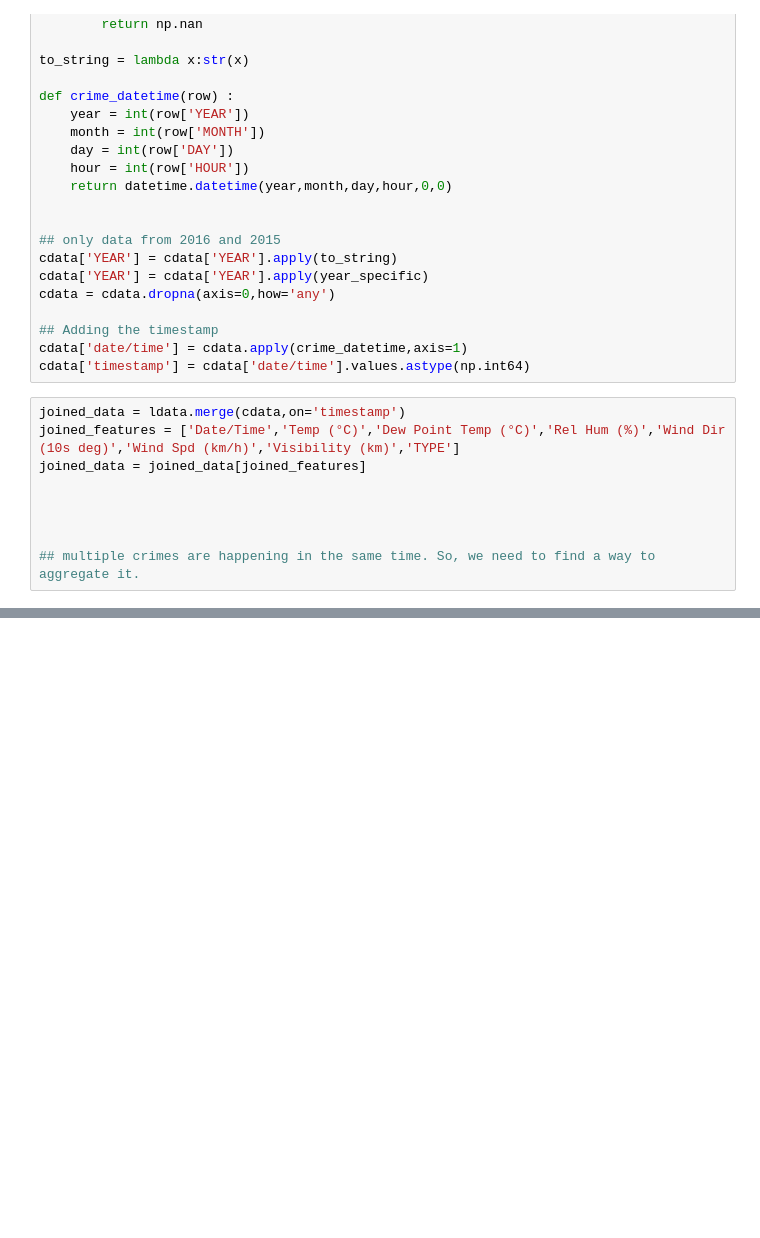
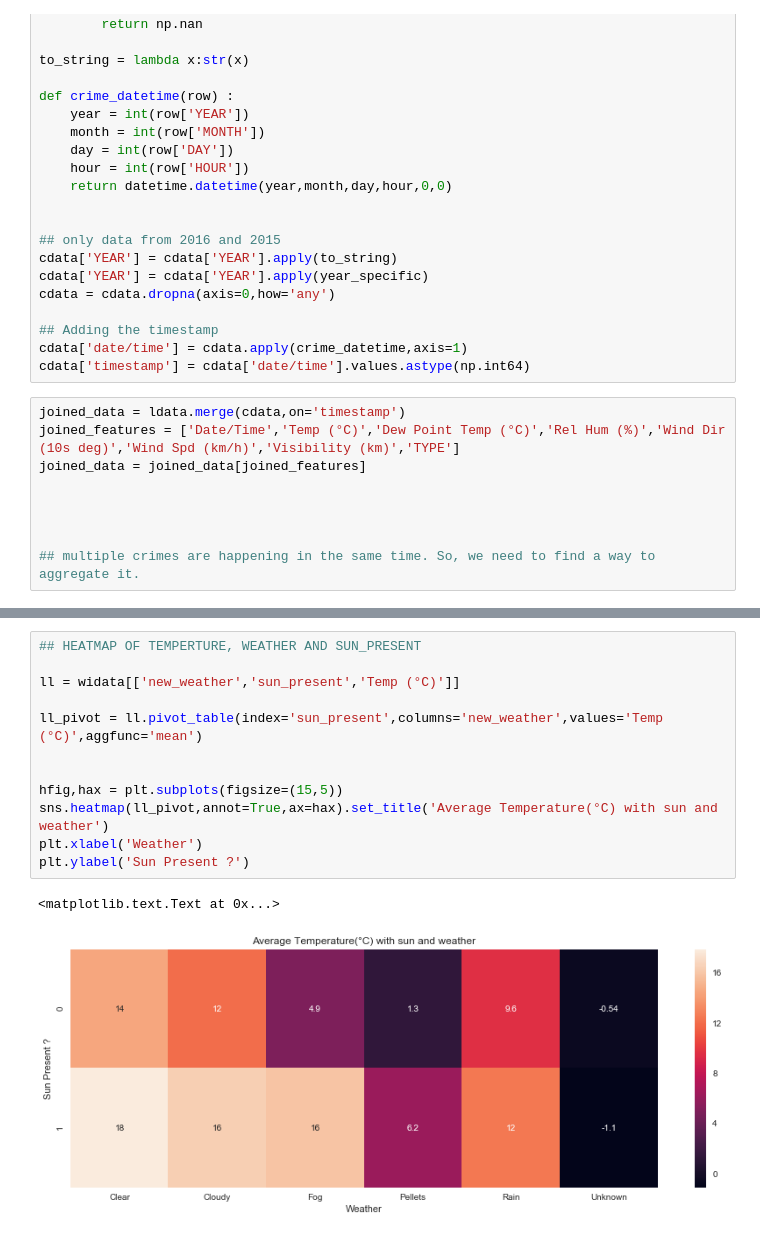
Before and after one commit to Manan007224/Weather-CMPT318, a Jupyter notebook: Weather.ipynb, the cells around one changed output, grey strips where cells are left out. Cells and saved outputs as stored; diff of their text form; blank space fills up the shorter version.

```diff
--- a/Weather.ipynb
+++ b/Weather.ipynb
@@ -273,0 +347,15 @@ filenames
+# %%
+## HEATMAP OF TEMPERTURE, WEATHER AND SUN_PRESENT
+
+ll = widata[['new_weather','sun_present','Temp (°C)']]
+
+ll_pivot = ll.pivot_table(index='sun_present',columns='new_weather',values='Temp (°C)',aggfunc='mean')
+
+
+hfig,hax = plt.subplots(figsize=(15,5))
+sns.heatmap(ll_pivot,annot=True,ax=hax).set_title('Average Temperature(°C) with sun and weather')
+plt.xlabel('Weather')
+plt.ylabel('Sun Present ?')
+# %% [output]
+<matplotlib.text.Text at 0x...>
+[figure, added]
```
Also changed, not shown: parts of 13 cells of this notebook, 8 other files.
